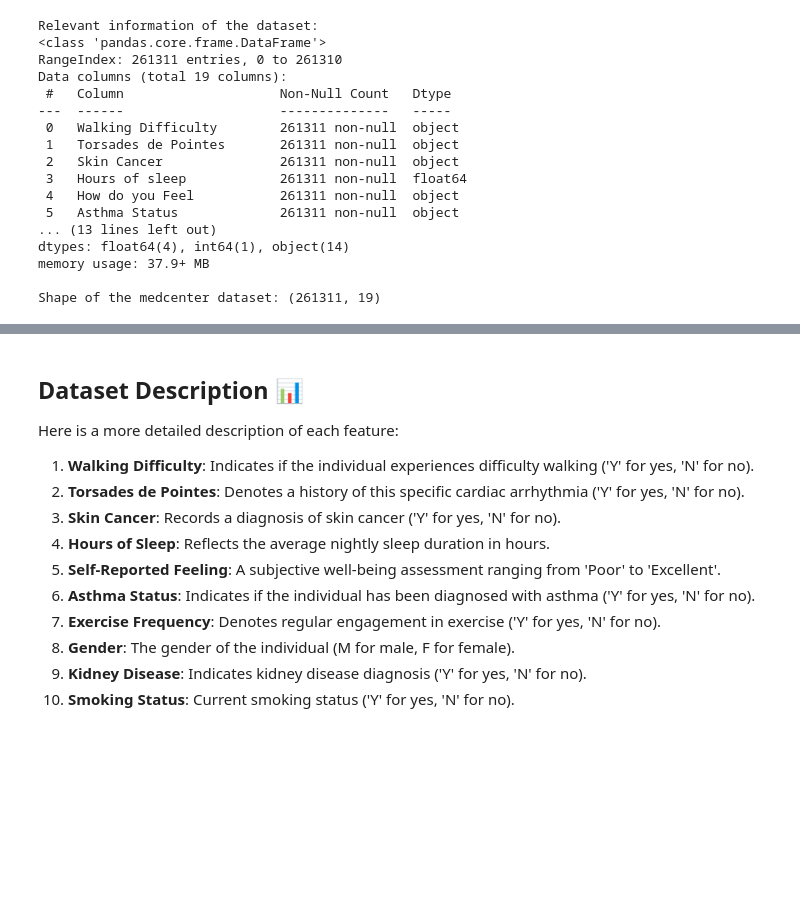
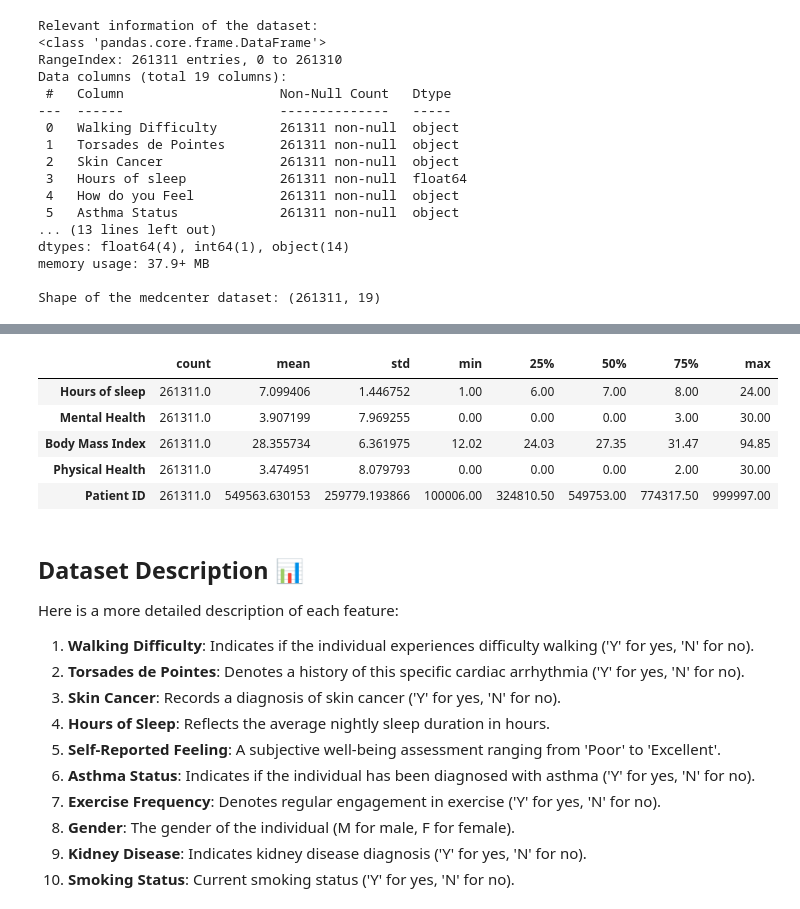
Before and after one commit to Dadd0/AI_MedCare_282401, a Jupyter notebook: main.ipynb, the cells around one changed output, grey strips where cells are left out. Saved outputs shown, nothing was run; the diff lists cells and outputs as text; code cells hidden in the pictures; blank space fills up the shorter version.

```diff
--- a/main.ipynb
+++ b/main.ipynb
@@ -48,3 +66,12 @@ Shape of the medcenter dataset: (261311, 19)
+# %%
+medcenter_df.describe().T
+# %% [output]
+|  | count | mean | std | min | 25% | 50% | 75% | max |
+| Hours of sleep | 261311.0 | 7.099406 | 1.446752 | 1.00 | 6.00 | 7.00 | 8.00 | 24.00 |
+| Mental Health | 261311.0 | 3.907199 | 7.969255 | 0.00 | 0.00 | 0.00 | 3.00 | 30.00 |
+| Body Mass Index | 261311.0 | 28.355734 | 6.361975 | 12.02 | 24.03 | 27.35 | 31.47 | 94.85 |
+| Physical Health | 261311.0 | 3.474951 | 8.079793 | 0.00 | 0.00 | 0.00 | 2.00 | 30.00 |
+| Patient ID | 261311.0 | 549563.630153 | 259779.193866 | 100006.00 | 324810.50 | 549753.00 | 774317.50 | 999997.00 |
 # %% [markdown]
 ## Dataset Description 📊
 
```
Also changed, not shown: parts of 17 cells of this notebook.
